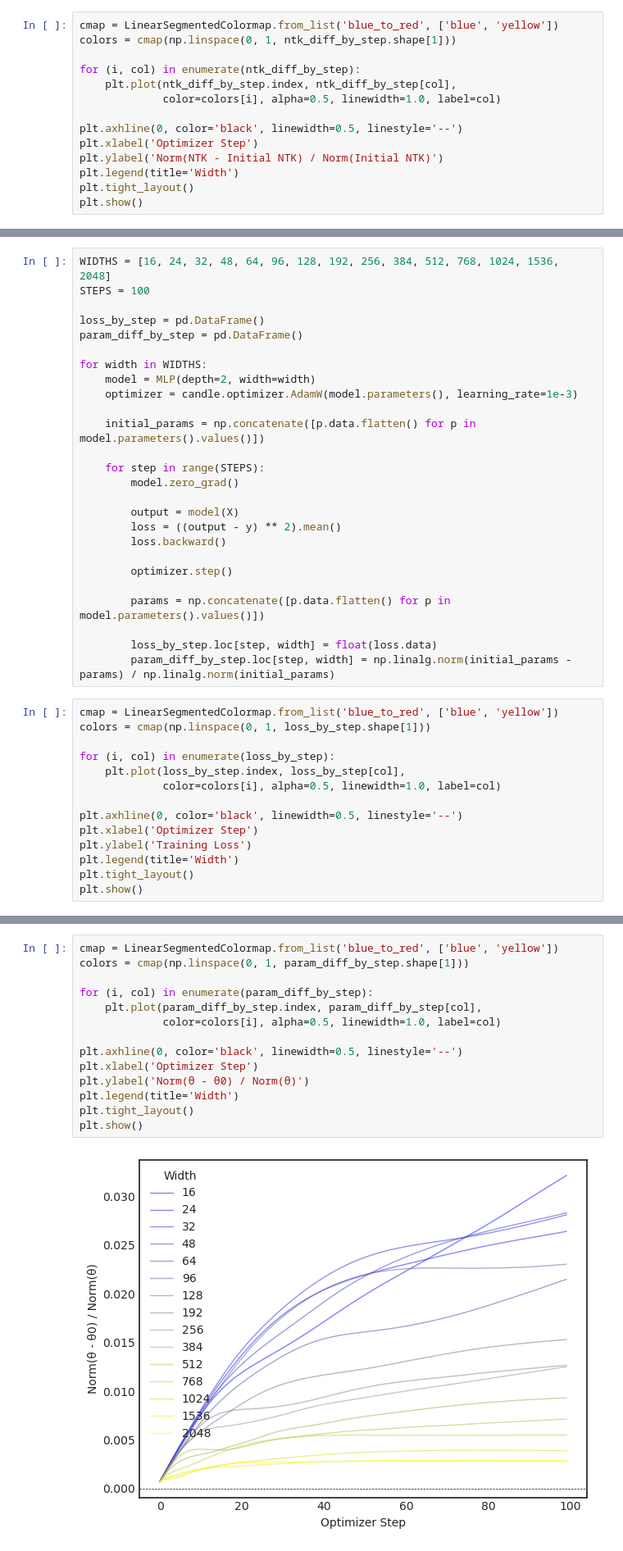
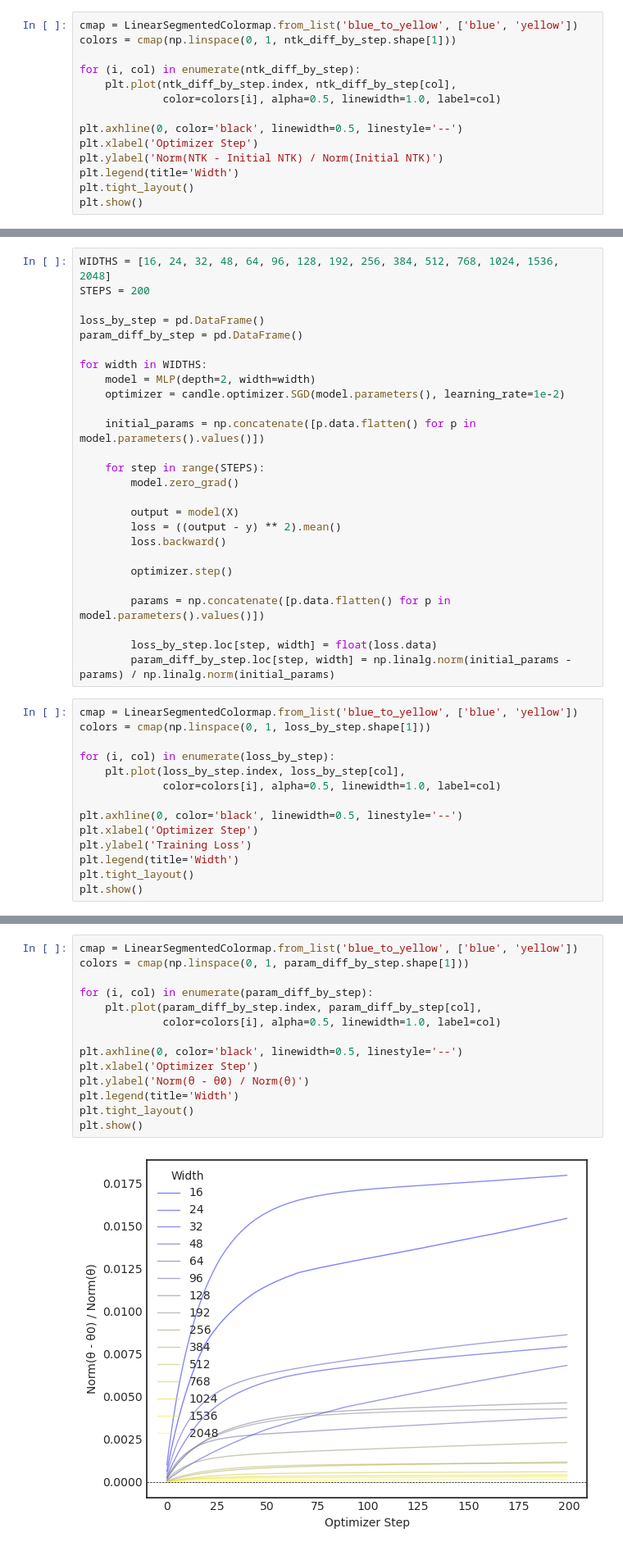
Before and after one commit to johnma2006/candle, a Jupyter notebook: experiments/optimization_experiments/1.0 Experiments with neural tangent kernels.ipynb, the cells around one changed output, grey strips where cells are left out. Shown at 82% size. Cells and saved outputs as stored; diff of their text form.

```diff
--- a/experiments/optimization_experiments/1.0 Experiments with neural tangent kernels.ipynb
+++ b/experiments/optimization_experiments/1.0 Experiments with neural tangent kernels.ipynb
@@ -235,7 +233,7 @@ for width in WIDTHS:
 
         ntk_diff_by_step.loc[step, width] = np.linalg.norm(initial_ntk - ntk) / np.linalg.norm(initial_ntk)
 # %%
-cmap = LinearSegmentedColormap.from_list('blue_to_red', ['blue', 'yellow'])
+cmap = LinearSegmentedColormap.from_list('blue_to_yellow', ['blue', 'yellow'])
 colors = cmap(np.linspace(0, 1, ntk_diff_by_step.shape[1]))
 
 for (i, col) in enumerate(ntk_diff_by_step):
@@ -256,14 +254,14 @@ plt.show()
 > Gradient descent operates in a small neighbourhood around the init params θ<sub>0</sub>, which is the "lazy regime" / "kernel regime"
 # %%
 WIDTHS = [16, 24, 32, 48, 64, 96, 128, 192, 256, 384, 512, 768, 1024, 1536, 2048]
-STEPS = 100
+STEPS = 200
 
 loss_by_step = pd.DataFrame()
 param_diff_by_step = pd.DataFrame()
 
 for width in WIDTHS:
     model = MLP(depth=2, width=width)
-    optimizer = candle.optimizer.AdamW(model.parameters(), learning_rate=1e-3)
+    optimizer = candle.optimizer.SGD(model.parameters(), learning_rate=1e-2)
 
     initial_params = np.concatenate([p.data.flatten() for p in model.parameters().values()])
 
@@ -281,7 +279,7 @@ for width in WIDTHS:
         loss_by_step.loc[step, width] = float(loss.data)
         param_diff_by_step.loc[step, width] = np.linalg.norm(initial_params - params) / np.linalg.norm(initial_params)
 # %%
-cmap = LinearSegmentedColormap.from_list('blue_to_red', ['blue', 'yellow'])
+cmap = LinearSegmentedColormap.from_list('blue_to_yellow', ['blue', 'yellow'])
 colors = cmap(np.linspace(0, 1, loss_by_step.shape[1]))
 
 for (i, col) in enumerate(loss_by_step):
@@ -299,19 +297,19 @@ plt.show()
 # %%
-cmap = LinearSegmentedColormap.from_list('blue_to_red', ['blue', 'yellow'])
+cmap = LinearSegmentedColormap.from_list('blue_to_yellow', ['blue', 'yellow'])
 colors = cmap(np.linspace(0, 1, param_diff_by_step.shape[1]))
 
 for (i, col) in enumerate(param_diff_by_step):
     plt.plot(param_diff_by_step.index, param_diff_by_step[col],
              color=colors[i], alpha=0.5, linewidth=1.0, label=col)
 
 plt.axhline(0, color='black', linewidth=0.5, linestyle='--')
 plt.xlabel('Optimizer Step')
 plt.ylabel('Norm(θ - θ0) / Norm(θ)')
 plt.legend(title='Width')
 plt.tight_layout()
 plt.show()
 # %% [output]
-[figure, old version]
+[figure, new version]
 # %% [markdown]
 ## (7) Linearization is Accurate in the Infinite Width Networks
 # %% [markdown]
```
Also changed, not shown: parts of 4 cells of this notebook, 2 other files.
